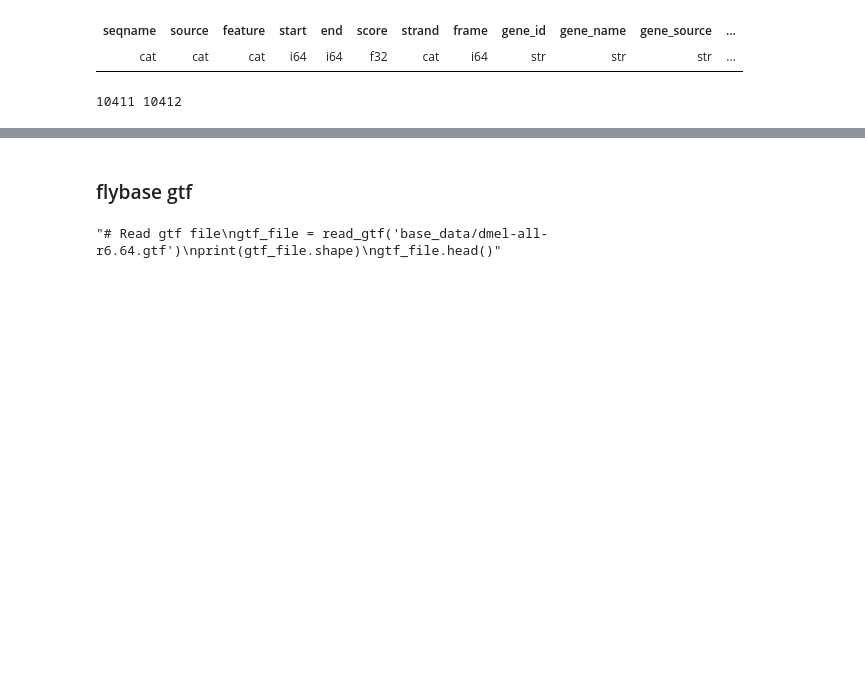
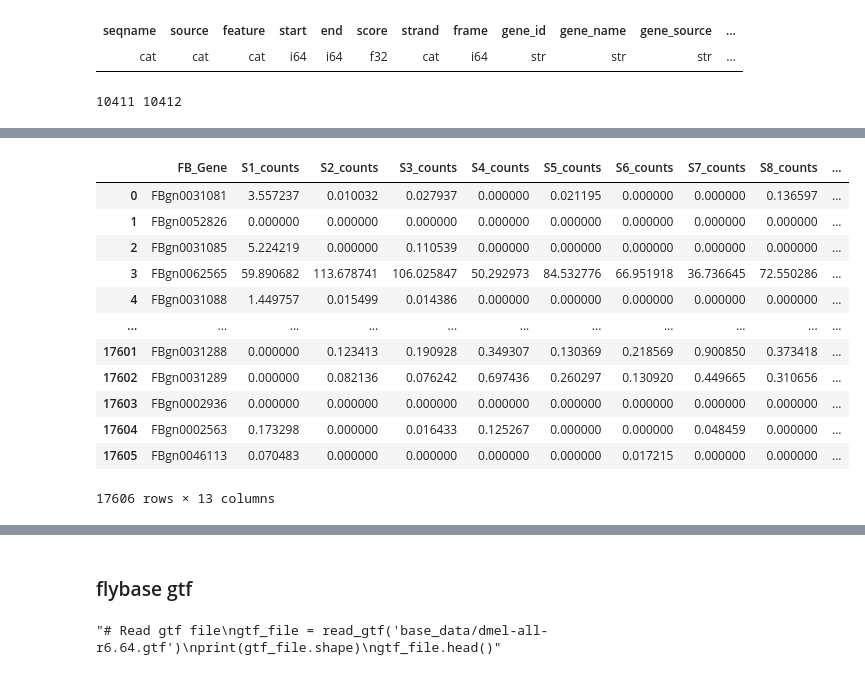
Before and after one commit to WunderlichLab/starr_query, a Jupyter notebook: data_extract.ipynb, the cells around one changed output, grey strips where cells are left out. Saved outputs shown, nothing was run; the diff lists cells and outputs as text; code cells hidden in the pictures; blank space fills up the shorter version.

Commit message:
Data cleaning and arrangement changed

```diff
--- a/data_extract.ipynb
+++ b/data_extract.ipynb
@@ -27,6 +26,8 @@ imd_df = read_file_and_modify('base_data/EnhancerGeneHKSM_df_clean_09_09.csv', '
 combined_df = pd.concat([e20_df, con_df, imd_df])
 
 all_df = read_file_and_modify('base_data/EG_all_clean_09_05.csv')
+
+tpm_counts = pd.read_csv('base_data/Allsamples_tpm.csv')
 # %%
 print(combined_df.shape)
 combined_df.head()
@@ -242,0 +264,24 @@ print(len(unique_genes),len(genes))
+# %%
+# Control Average
+tpm_counts['tpm_ctrl'] = (tpm_counts['S4_counts'] + tpm_counts['S7_counts'])/2
+
+# 20E average
+tpm_counts['tpm_20e'] = (tpm_counts['S2_counts'] + tpm_counts['S5_counts'] + tpm_counts['S8_counts'])/3
+
+# IMD average
+tpm_counts['tpm_imd'] = (tpm_counts['S3_counts'] + tpm_counts['S6_counts'] + tpm_counts['S9_counts'])/3
+tpm_counts
+# %% [output]
+|  | FB_Gene | S1_counts | S2_counts | S3_counts | S4_counts | S5_counts | S6_counts | S7_counts | S8_counts | ... |
+| 0 | FBgn0031081 | 3.557237 | 0.010032 | 0.027937 | 0.000000 | 0.021195 | 0.000000 | 0.000000 | 0.136597 | ... |
+| 1 | FBgn0052826 | 0.000000 | 0.000000 | 0.000000 | 0.000000 | 0.000000 | 0.000000 | 0.000000 | 0.000000 | ... |
+| 2 | FBgn0031085 | 5.224219 | 0.000000 | 0.110539 | 0.000000 | 0.000000 | 0.000000 | 0.000000 | 0.000000 | ... |
+| 3 | FBgn0062565 | 59.890682 | 113.678741 | 106.025847 | 50.292973 | 84.532776 | 66.951918 | 36.736645 | 72.550286 | ... |
+| 4 | FBgn0031088 | 1.449757 | 0.015499 | 0.014386 | 0.000000 | 0.000000 | 0.000000 | 0.000000 | 0.000000 | ... |
+| ... | ... | ... | ... | ... | ... | ... | ... | ... | ... | ... |
+| 17601 | FBgn0031288 | 0.000000 | 0.123413 | 0.190928 | 0.349307 | 0.130369 | 0.218569 | 0.900850 | 0.373418 | ... |
+| 17602 | FBgn0031289 | 0.000000 | 0.082136 | 0.076242 | 0.697436 | 0.260297 | 0.130920 | 0.449665 | 0.310656 | ... |
+| 17603 | FBgn0002936 | 0.000000 | 0.000000 | 0.000000 | 0.000000 | 0.000000 | 0.000000 | 0.000000 | 0.000000 | ... |
+| 17604 | FBgn0002563 | 0.173298 | 0.000000 | 0.016433 | 0.125267 | 0.000000 | 0.000000 | 0.048459 | 0.000000 | ... |
+| 17605 | FBgn0046113 | 0.070483 | 0.000000 | 0.000000 | 0.000000 | 0.000000 | 0.017215 | 0.000000 | 0.000000 | ... |
+17606 rows × 13 columns
```
Also changed, not shown: parts of 11 cells of this notebook.
